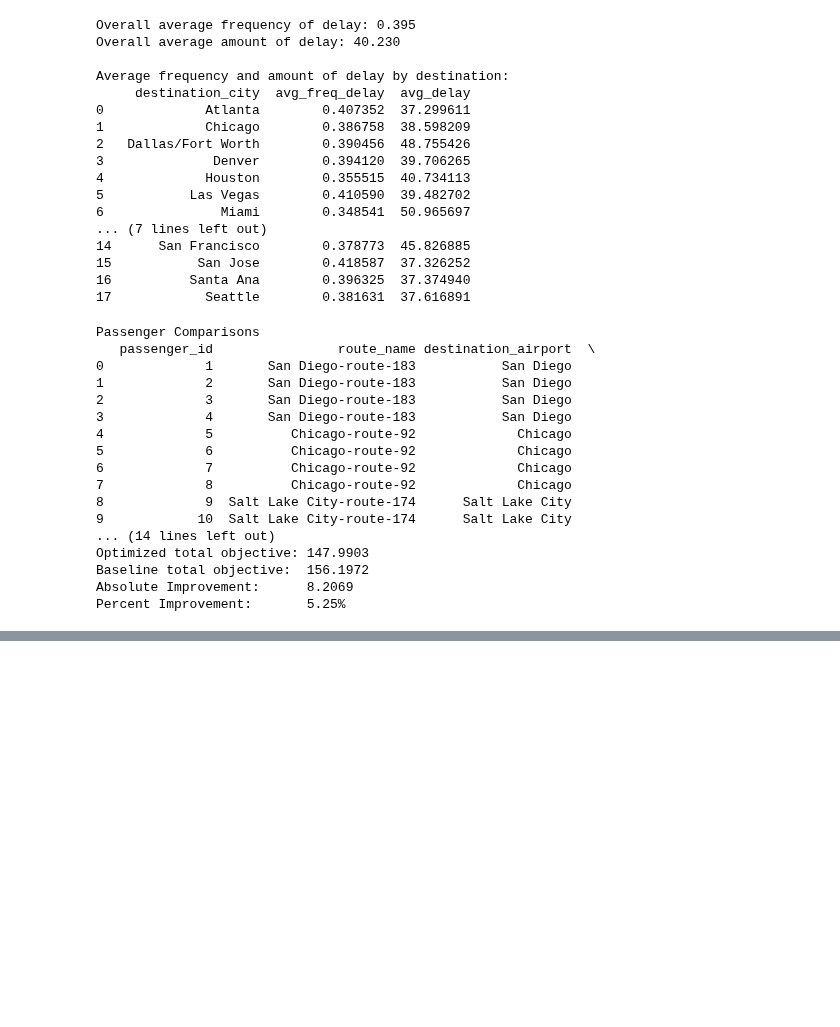
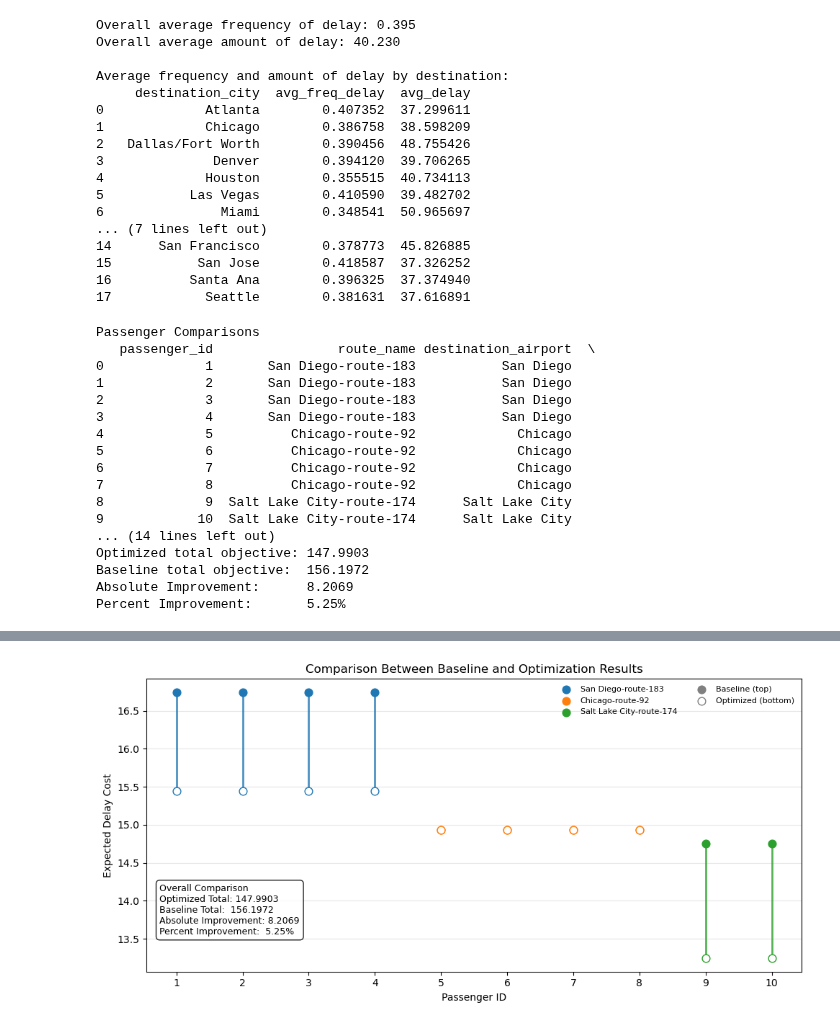
Before and after one commit to elenayzhu/mie368, a Jupyter notebook: optimization/optimization (8).ipynb, the cells around one changed output, grey strips where cells are left out. Drawn from its saved outputs; the diff is of its cells as text; code cells hidden in the pictures; blank space fills up the shorter version.

Commit message:
updated clustering evals and figures

```diff
--- a/optimization/optimization (8).ipynb
+++ b/optimization/optimization (8).ipynb
@@ -1394,0 +1397,96 @@ Percent Improvement:       5.25%
+# %%
+import pandas as pd
+import matplotlib.pyplot as plt
+import numpy as np
+
+df_passengers = pd.DataFrame([
+    [1,  "San Diego-route-183",        "San Diego-route-183",       16.745200, 15.447918],
+    [2,  "San Diego-route-183",        "San Diego-route-183",       16.745200, 15.447918],
+    [3,  "San Diego-route-183",        "San Diego-route-183",       16.745200, 15.447918],
+    [4,  "San Diego-route-183",        "San Diego-route-183",       16.745200, 15.447918],
+    [5,  "Chicago-route-92",           "Chicago-route-92",         14.928158, 14.928158],
+    [6,  "Chicago-route-92",           "Chicago-route-92",         14.928158, 14.928158],
+    [7,  "Chicago-route-92",           "Chicago-route-92",         14.928158, 14.928158],
+    [8,  "Chicago-route-92",           "Chicago-route-92",         14.928158, 14.928158],
+    [9,  "Salt Lake City-route-174",   "Salt Lake City-route-174",  14.751860, 13.242990],
+    [10, "Salt Lake City-route-174",   "Salt Lake City-route-174",  14.751860, 13.242990],
+], columns=["passenger_id", "route_name", "destination", "baseline_metric", "optimized_metric"])
+
+# Nice colors per route
+route_colors = {
+    "San Diego-route-183": "tab:blue",
+    "Chicago-route-92": "tab:orange",
+    "Salt Lake City-route-174": "tab:green",
+}
+df_passengers["color"] = df_passengers["route_name"].map(route_colors)
+
+# Precomputed totals
+baseline_total = 156.1972
+optimized_total = 147.9903
+abs_improvement = 8.2069
+pct_improvement = 5.25
+
+x = np.arange(len(df_passengers))
+
+fig, ax = plt.subplots(figsize=(10,5))
+
+# Draw vertical segments + points
+for i, row in df_passengers.iterrows():
+    xi = x[i]
+    base = row["baseline_metric"]
+    opt = row["optimized_metric"]
+    c = row["color"]
+
+    ax.plot([xi, xi], [opt, base], color=c, linewidth=2, alpha=0.8)
+    ax.scatter(xi, base, color=c, zorder=3, s=60)
+    ax.scatter(xi, opt, color="white", edgecolor=c, zorder=3, s=60)
+
+# Axis labels & title
+ax.set_xticks(x)
+ax.set_xticklabels(df_passengers["passenger_id"])
+ax.set_xlabel("Passenger ID")
+ax.set_ylabel("Expected Delay Cost")
+ax.set_title("Comparison Between Baseline and Optimization Results")
+ax.grid(axis="y", alpha=0.3)
+
+# Route legend
+for route, c in route_colors.items():
+    ax.scatter([], [], color=c, s=60, label=route)
+
+# Baseline/Optimized legend
+ax.scatter([], [], color="grey", s=60, label="Baseline (top)")
+ax.scatter([], [], color="white", edgecolor="grey", s=60, label="Optimized (bottom)")
+
+ax.legend(frameon=False, fontsize=8, ncol=2, loc="upper right")
+
+# -------------------------------
+#  SUMMARY BOX ANNOTATION
+# -------------------------------
+
+summary_text = (
+    f"Overall Comparison\n"
+    f"Optimized Total: {optimized_total:.4f}\n"
+    f"Baseline Total:  {baseline_total:.4f}\n"
+    f"Absolute Improvement: {abs_improvement:.4f}\n"
+    f"Percent Improvement:  {pct_improvement:.2f}%"
+)
+
+ax.text(
+    0.02, 0.3,                # x,y in axes coordinates
+    summary_text,
+    transform=ax.transAxes,
+    fontsize=9,
+    va='top',
+    ha='left',
+    bbox=dict(
+        facecolor='white',
+        edgecolor='black',
+        boxstyle='round,pad=0.4',
+        alpha=0.85
+    )
+)
+
+plt.tight_layout()
+plt.show()
+# %% [output]
+[figure, added]
```
Also changed, not shown: parts of 2 cells of this notebook, 1 other file.
